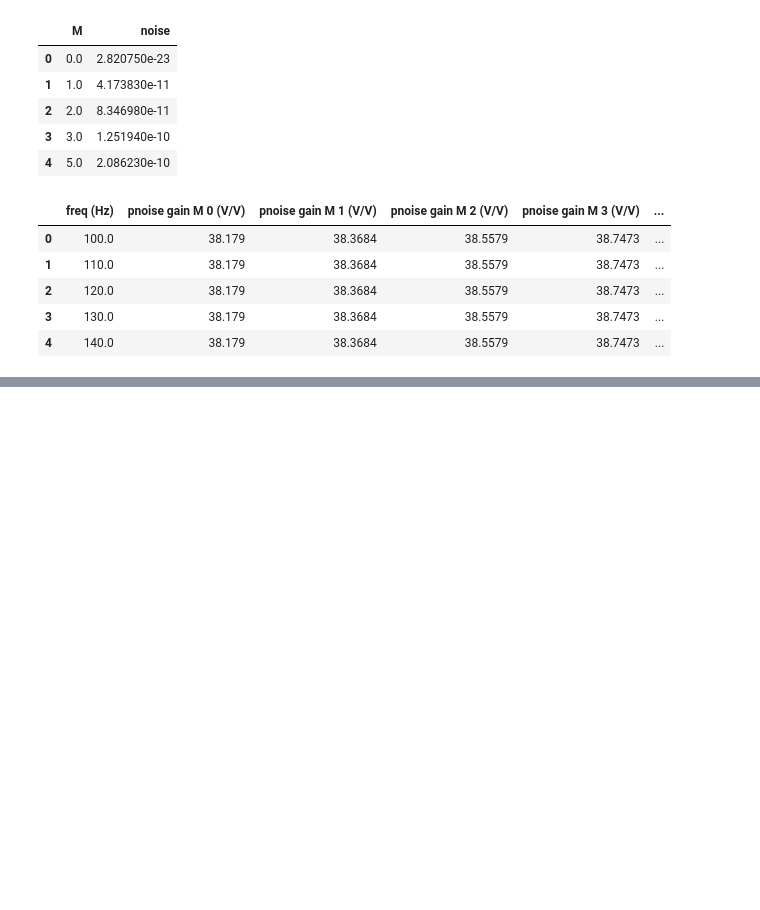
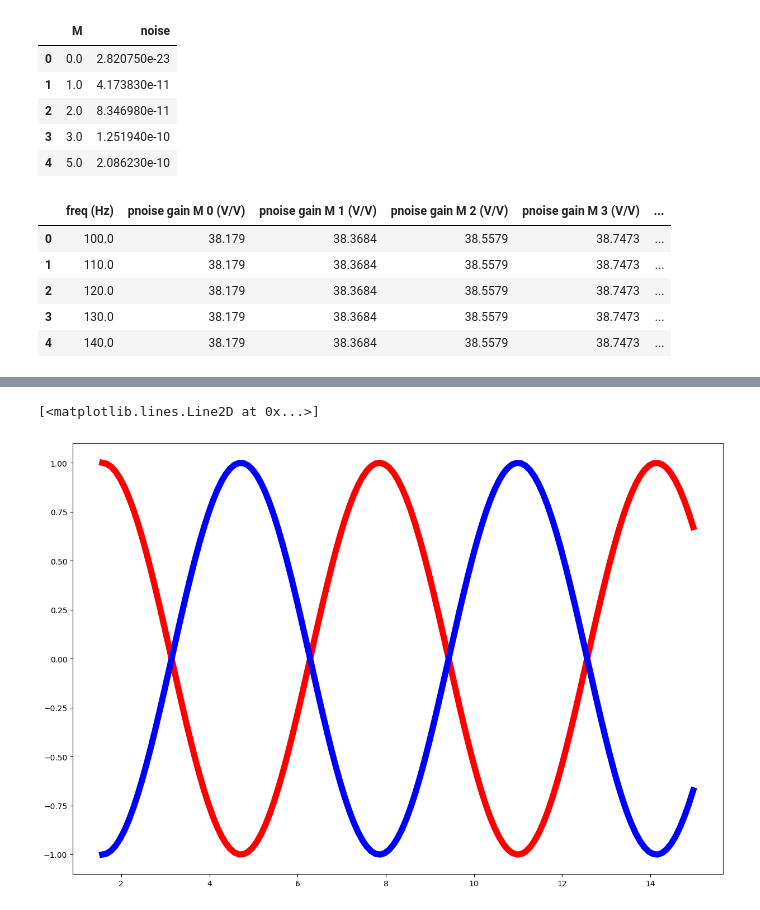
Before and after one commit to BaoTON1701/measure_diffpair_CE_ampli, a Jupyter notebook: Untitled-1.ipynb, the cells around one changed output, grey strips where cells are left out. Cells and saved outputs as stored; diff of their text form; code cells hidden in the pictures; blank space fills up the shorter version.

```diff
--- a/Untitled-1.ipynb
+++ b/Untitled-1.ipynb
@@ -76,0 +81,11 @@ plt.grid(True, which="both", ls="--")
+# %%
+x = np.arange(np.pi/2,15,0.1)
+noise = np.ones(x.size)*0
+noise[(x < 2) | (x > 4)] = 0
+plt.figure(figsize = (15,10))
+
+plt.plot(x, np.sin(x), color = 'red', lw = 8)
+plt.plot(x, -np.sin(x), color = 'blue', lw = 8)
+# %% [output]
+[<matplotlib.lines.Line2D at 0x...>]
+[figure, added]
```
Also changed, not shown: parts of 2 cells of this notebook, 1 other file.
